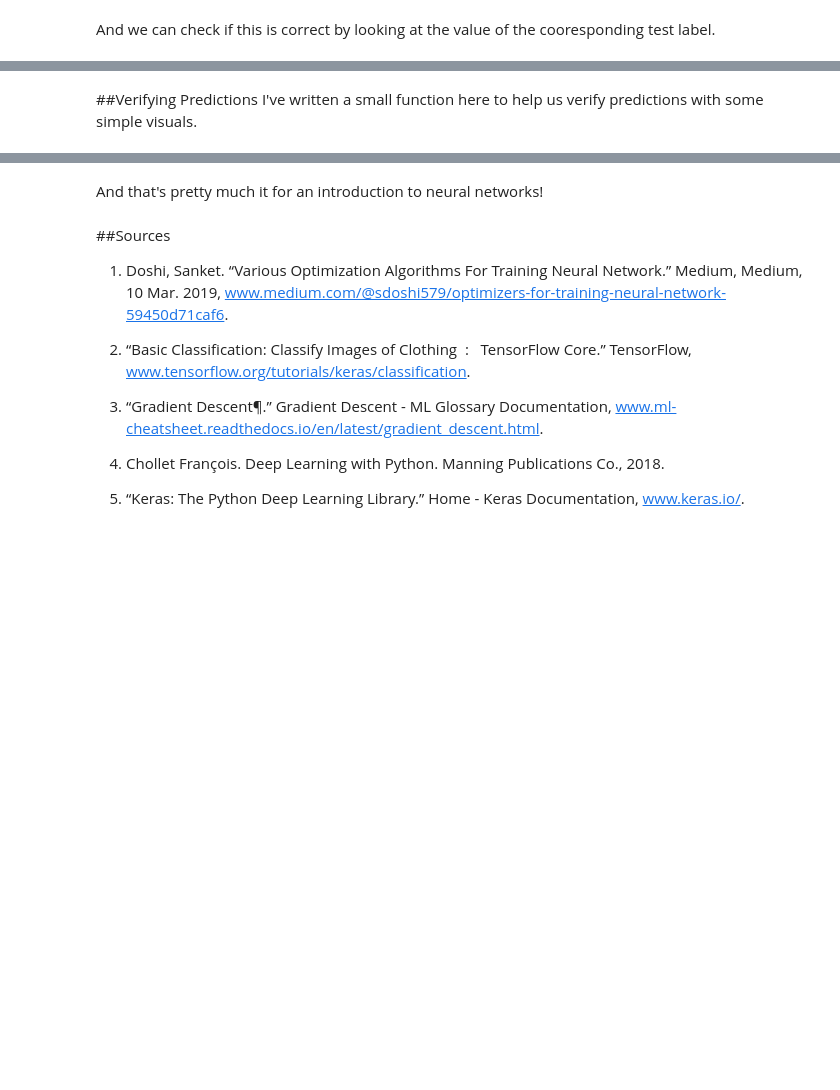
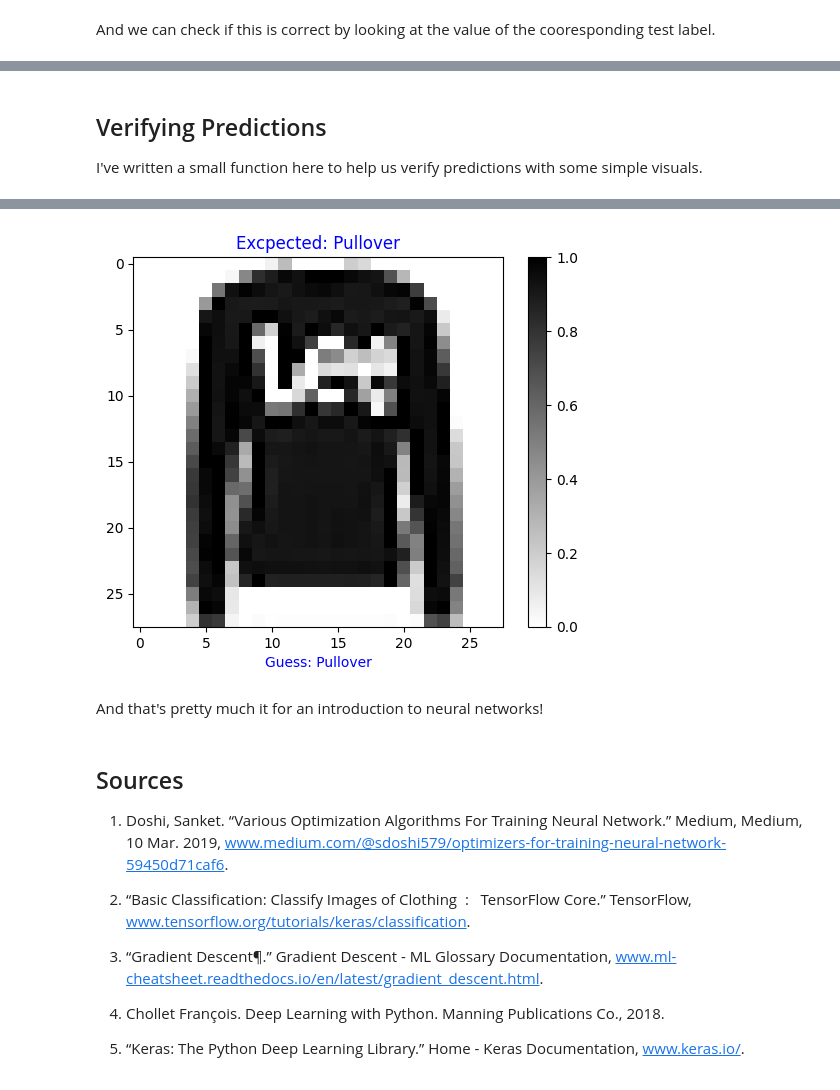
Before and after one commit to NiesciorMichal/machine-learning, a Jupyter notebook: Neural_Networks.ipynb, the cells around one changed output, grey strips where cells are left out. Drawn from its saved outputs; the diff is of its cells as text; code cells hidden in the pictures; blank space fills up the shorter version.

```diff
--- a/Neural_Networks.ipynb
+++ b/Neural_Networks.ipynb
@@ -239,3 +259,3 @@ model.compile(optimizer='adam',
 Now it's finally time to train the model. Since we've already done all the work on our data this step is as easy as calling a single method.
 # %%
-model.fit(train_images, train_labels, epochs=10)  # we pass the data, labels and epochs and watch the magic!
+model.fit(train_images, train_labels, epochs=8)  # we pass the data, labels and epochs and watch the magic!
@@ -274,3 +325,3 @@ test_labels[0]
 # %% [markdown]
-##Verifying Predictions
+## Verifying Predictions
 I've written a small function here to help us verify predictions with some simple visuals.
@@ -277,8 +330,4 @@ I've written a small function here to help us verify predictions with some simpl
 # %%
-COLOR = 'white'
-plt.rcParams['text.color'] = COLOR
-plt.rcParams['axes.labelcolor'] = COLOR
-
 def predict(model, image, correct_label):
   class_names = ['T-shirt/top', 'Trouser', 'Pullover', 'Dress', 'Coat',
                'Sandal', 'Shirt', 'Sneaker', 'Bag', 'Ankle boot']
@@ -291,10 +340,9 @@ def predict(model, image, correct_label):
 def show_image(img, label, guess):
   plt.figure()
   plt.imshow(img, cmap=plt.cm.binary)
-  plt.title("Excpected: " + label)
-  plt.xlabel("Guess: " + guess)
+  plt.title(f"Excpected: {label}")
+  plt.xlabel(f"Guess: {guess}")
   plt.colorbar()
-  plt.grid(False)
   plt.show()
 
 
@@ -305,10 +353,16 @@ def get_number():
       num = int(num)
       if 0 <= num <= 1000:
         return int(num)
+    elif num == "q":
+      return num
     else:
       print("Try again...")
 
-num = get_number()
-image = test_images[num]
-label = test_labels[num]
-predict(model, image, label)
+while True:
+  num = get_number()
+  if num == "q":
+    break
+  image = test_images[num]
+  label = test_labels[num]
+  predict(model, image, label)
+# %% [output]
@@ -315,7 +370,8 @@ predict(model, image, label)
+[figure, added]
 # %% [markdown]
 And that's pretty much it for an introduction to neural networks!
 # %% [markdown]
-##Sources
+## Sources
 
 1. Doshi, Sanket. “Various Optimization Algorithms For Training Neural Network.” Medium, Medium, 10 Mar. 2019, www.medium.com/@sdoshi579/optimizers-for-training-neural-network-59450d71caf6.
 
```
Also changed, not shown: parts of 36 cells of this notebook.
